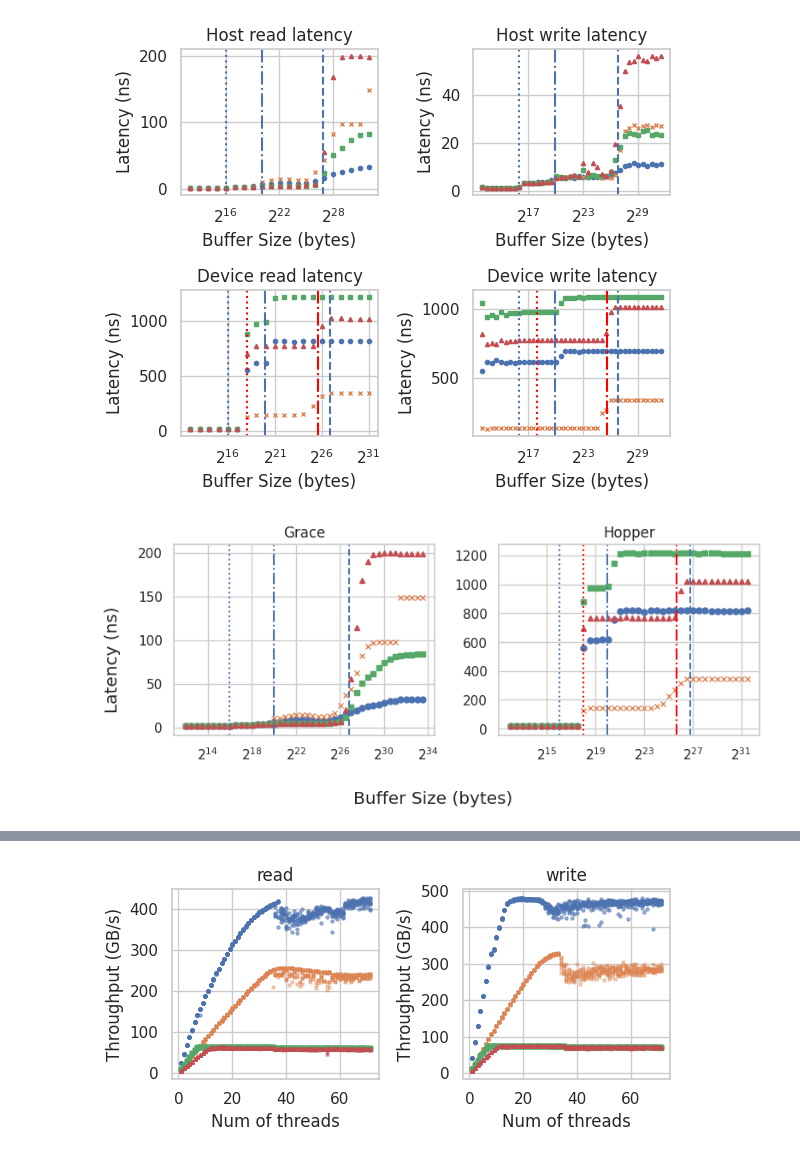
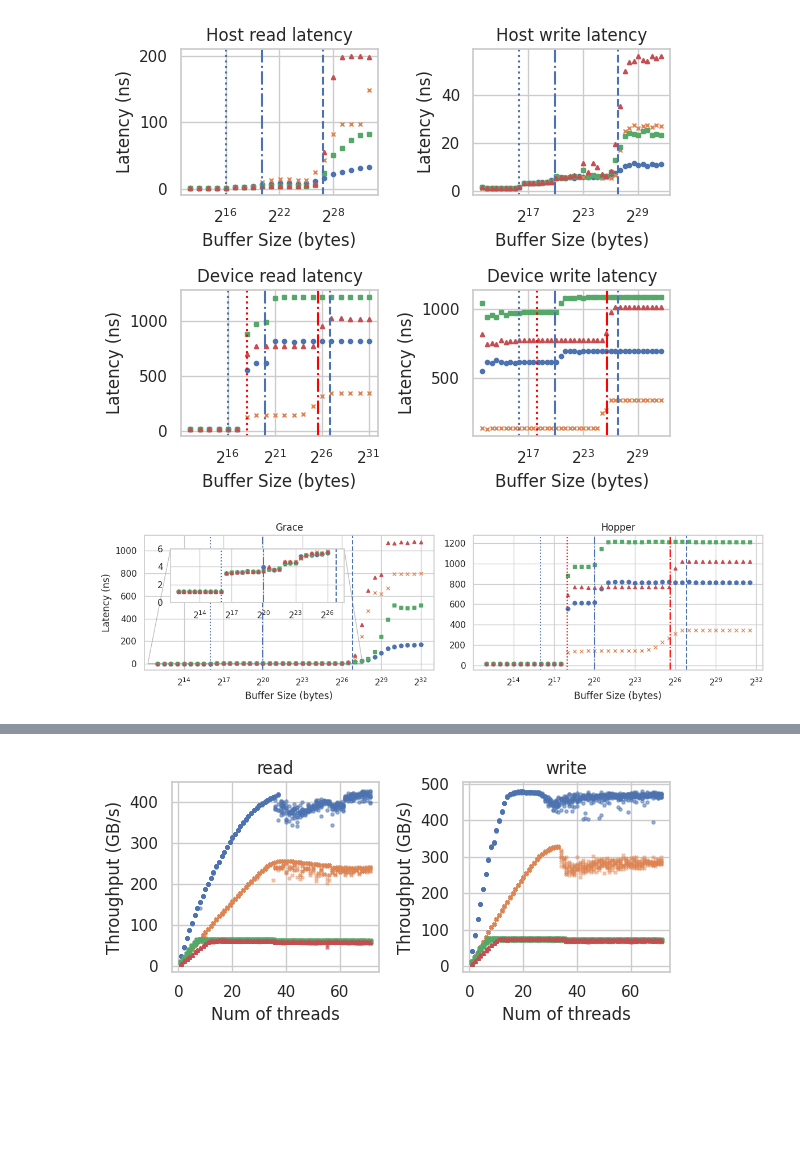
Before and after one commit to ntua-el20062/grace-hopper-benchmark, a Jupyter notebook: src/paper.ipynb, the cells around one changed output, grey strips where cells are left out. Cells and saved outputs as stored; diff of their text form; code cells hidden in the pictures; blank space fills up the shorter version.

```diff
--- a/src/paper.ipynb
+++ b/src/paper.ipynb
@@ -21,7 +21,7 @@ def results_generator(l, basedir, skip=0, till=-1, modifier=lambda x: x):
         m = sum(elems) / len(elems)
         yield m
 # %%
-def make_read_write_graph(ax, basedir, title, scalability=False, n_threads=1, rng=None, latency=False, show_caches=True, is_cpu=True, show_cpu=True, show_gpu=True, remote=False, far=False, skip=1, legend=True, cudamalloc=False, ms=3, labels=True, modifier=lambda x: x, transfer=False):
+def make_read_write_graph(ax, basedir, title, scalability=False, n_threads=1, rng=None, latency=False, show_caches=True, is_cpu=True, show_cpu=True, show_gpu=True, remote=False, far=False, skip=1, legend=True, cudamalloc=False, ms=3, labels=True, modifier=lambda x: x, transfer=False, stride=1):
     if far:
         numerical = [int(dir) for dir in os.listdir(basedir + '/hbm_far')]
     elif remote:
@@ -33,6 +33,7 @@ def make_read_write_graph(ax, basedir, title, scalability=False, n_threads=1, rn
     else:
         numerical = [int(dir) for dir in os.listdir(basedir + '/hbm')]
     numerical.sort()
+    numerical = numerical[::stride]
     if rng is not None:
         numerical = numerical[rng[0]:rng[1]]
     #numerical = numerical[::2]
@@ -96,7 +97,7 @@ def make_read_write_graph(ax, basedir, title, scalability=False, n_threads=1, rn
             ax.axvline(x=262144, ls=':', color='red', label = 'GPU L1')
             ax.axvline(x=52428800, ls='-.', color='red', label = 'GPU L2')
     if legend:
-        ax.legend(title='Memory type', fontsize=6, fo).get_title().set_fontsize('6')
+        ax.legend(title='Memory type', fontsize=6).get_title().set_fontsize('6')
 
 def make_copy_graph(ax, basedir, title, scalability=False, show_caches=True, ms=3, legend=True, is_cpu=True):
     numerical = [int(dir) for dir in os.listdir(basedir + '/hbm_ddr')]
@@ -492,18 +478,30 @@ plt.tight_layout()
 # %% [output]
 [figure]
 # %%
-fig, (ax1, ax2) = plt.subplots(1, 2, figsize=(8,3.5))
-make_read_write_graph(ax1, 'results/latency/host/scalability', 'Grace', latency=True, show_gpu=False, remote=True, legend=False, ms=5, labels=False)
-make_read_write_graph(ax2, 'results/latency/device/scalability', 'Hopper', latency=True, show_cpu=True, remote=True, legend=False, ms=5, labels=False)
+fig, (ax1, ax2) = plt.subplots(1, 2, figsize=(12,3.5))
+make_read_write_graph(ax1, 'results/latency/host/scalability', 'Grace', latency=True, show_gpu=False, remote=True, legend=False, ms=5, labels=False, stride=1, skip=0)
+make_read_write_graph(ax2, 'results/latency/device/scalability', 'Hopper', latency=True, show_cpu=True, remote=True, legend=False, ms=5, labels=False, stride=1, skip=1)
 #ax2.legend(loc='center left', bbox_to_anchor=(1.05, 0.61), fontsize=8)
 #ax4.legend(title='Memory type', framealpha=1.0)
 fig.set_dpi(100)
-fig.supxlabel("Buffer Size (bytes)")
-fig.supylabel("Latency (ns)")
+ax1.set_xlabel("Buffer Size (bytes)")
+ax2.set_xlabel("Buffer Size (bytes)")
+ax1.set_ylabel("Latency (ns)")
+ax3 = ax1.inset_axes([0.09, 0.5, 0.6, 0.4])
+ax3.set_ylim([0,6])
+# ax4 = ax2.inset_axes([0.09, 0.5, 0.2, 0.4])
+# ax4.set_ylim([50,150])
+# ax2.set_ylim([-150, 1250])
+make_read_write_graph(ax3, 'results/latency/host/scalability', '', latency=True, show_gpu=False, remote=True, legend=False, ms=5, labels=False, stride=1, skip=0, rng=[0,29])
+# make_read_write_graph(ax4, 'results/latency/device/scalability', '', latency=True, show_gpu=False, show_cpu=False, remote=True, legend=False, ms=5, labels=False, stride=1, skip=1, rng=[0,12])
+# ax4.axvline(x=65536, ls=':', label = f'CPU L1')
+# ax4.axvline(x=262144, ls=':', color='red', label = 'GPU L1')
+ax1.indicate_inset_zoom(ax3)
+# ax2.indicate_inset_zoom(ax4)
 plt.tight_layout()
 fig.savefig("latency_scalability.pdf", bbox_inches='tight')
 # %% [output]
-[figure, old version]
+[figure, new version]
 # %%
 experiments_cpu = ['ddr', 'hbm', 'ddr_remote', 'hbm_remote']
 styles = ['o', 'x', 's', '^']
```
Also changed, not shown: parts of 20 cells of this notebook, 16 other files.
